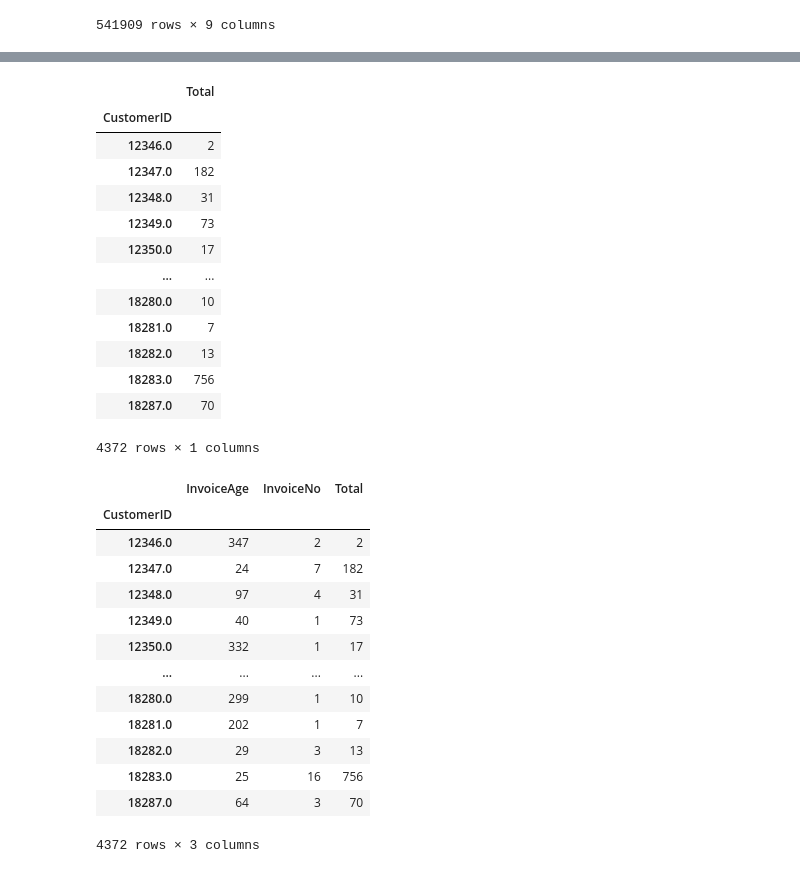
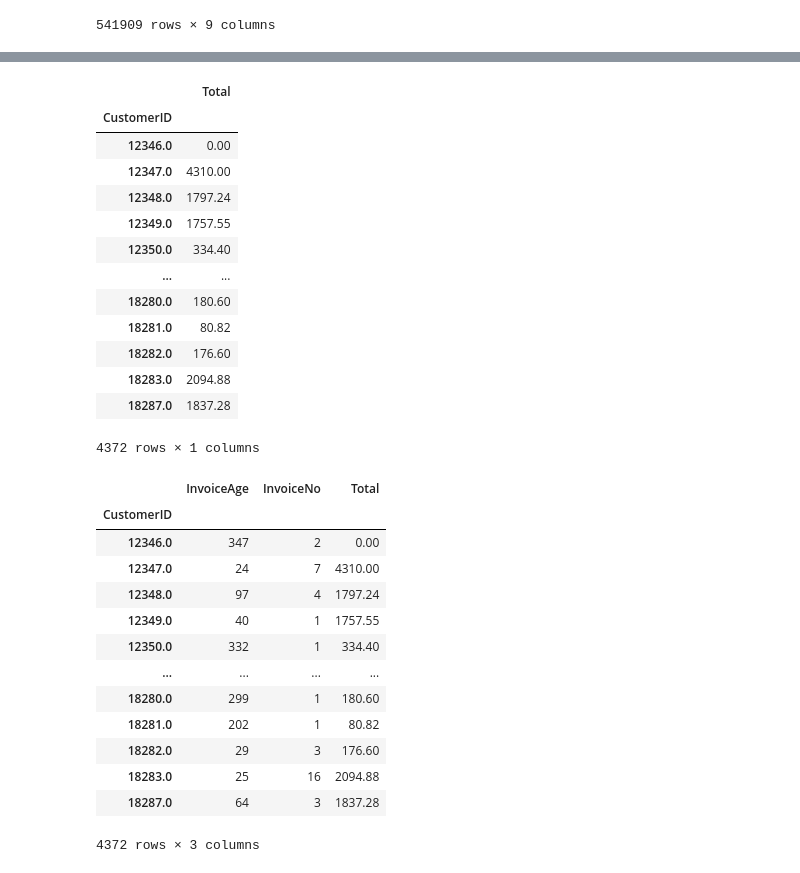
Before and after one commit to jewelnu/Customer-Segmentation-Using-K-means-clustering, a Jupyter notebook: Customer segmentation.ipynb, the cells around one changed output, grey strips where cells are left out. Saved outputs shown, nothing was run; the diff lists cells and outputs as text; code cells hidden in the pictures.

```diff
--- a/Customer segmentation.ipynb
+++ b/Customer segmentation.ipynb
@@ -194,20 +200,20 @@ df
 # %%
-money = df.groupby(['CustomerID'])[['Total']].count()
+money = df.groupby(['CustomerID'])[['Total']].sum()
 money
 # %% [output]
 |  | Total |
 | CustomerID |  |
-| 12346.0 | 2 |
-| 12347.0 | 182 |
-| 12348.0 | 31 |
-| 12349.0 | 73 |
-| 12350.0 | 17 |
+| 12346.0 | 0.00 |
+| 12347.0 | 4310.00 |
+| 12348.0 | 1797.24 |
+| 12349.0 | 1757.55 |
+| 12350.0 | 334.40 |
 | ... | ... |
-| 18280.0 | 10 |
-| 18281.0 | 7 |
-| 18282.0 | 13 |
-| 18283.0 | 756 |
-| 18287.0 | 70 |
+| 18280.0 | 180.60 |
+| 18281.0 | 80.82 |
+| 18282.0 | 176.60 |
+| 18283.0 | 2094.88 |
+| 18287.0 | 1837.28 |
 4372 rows × 1 columns
 # %%
 RFM=pd.concat([recency,frequency,money], axis=1)
@@ -215,17 +221,17 @@ RFM
 # %% [output]
 |  | InvoiceAge | InvoiceNo | Total |
 | CustomerID |  |  |  |
-| 12346.0 | 347 | 2 | 2 |
-| 12347.0 | 24 | 7 | 182 |
-| 12348.0 | 97 | 4 | 31 |
-| 12349.0 | 40 | 1 | 73 |
-| 12350.0 | 332 | 1 | 17 |
+| 12346.0 | 347 | 2 | 0.00 |
+| 12347.0 | 24 | 7 | 4310.00 |
+| 12348.0 | 97 | 4 | 1797.24 |
+| 12349.0 | 40 | 1 | 1757.55 |
+| 12350.0 | 332 | 1 | 334.40 |
 | ... | ... | ... | ... |
-| 18280.0 | 299 | 1 | 10 |
-| 18281.0 | 202 | 1 | 7 |
-| 18282.0 | 29 | 3 | 13 |
-| 18283.0 | 25 | 16 | 756 |
-| 18287.0 | 64 | 3 | 70 |
+| 18280.0 | 299 | 1 | 180.60 |
+| 18281.0 | 202 | 1 | 80.82 |
+| 18282.0 | 29 | 3 | 176.60 |
+| 18283.0 | 25 | 16 | 2094.88 |
+| 18287.0 | 64 | 3 | 1837.28 |
 4372 rows × 3 columns
 # %%
 RFM.columns=['Recency', 'Frequency', 'Monetary']
```
Also changed, not shown: parts of 27 cells of this notebook.
